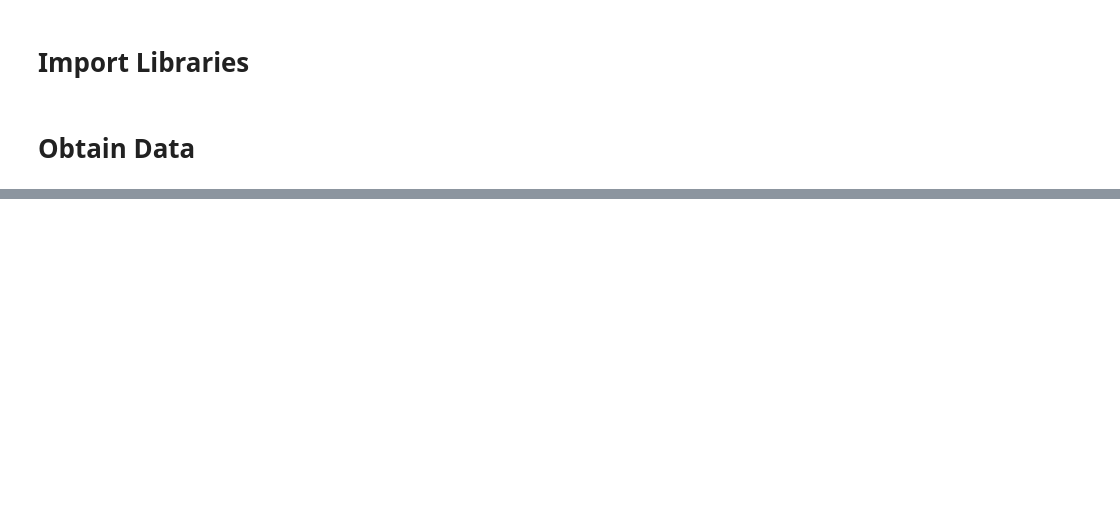
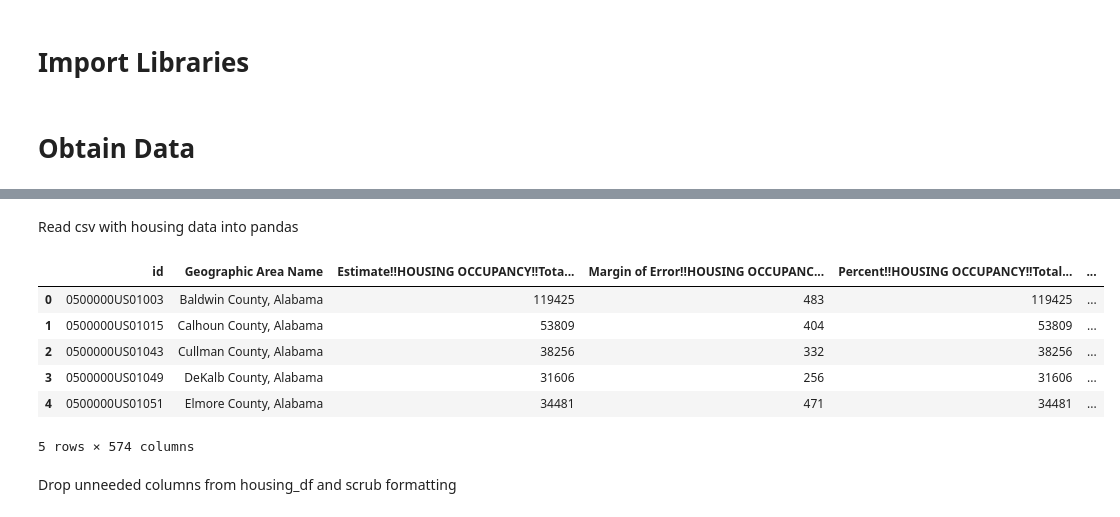
Before and after one commit to blantj/county_inmigration_regression, a Jupyter notebook: Modeling.ipynb, the cells around one changed output, grey strips where cells are left out. Saved outputs shown, nothing was run; the diff lists cells and outputs as text; code cells hidden in the pictures; blank space fills up the shorter version.

```diff
--- a/Modeling.ipynb
+++ b/Modeling.ipynb
@@ -21,0 +73,15 @@ census_data.csv
+# %% [markdown]
+Read csv with housing data into pandas
+# %%
+housing_df = pd.read_csv('Data/housing_data/housing_data.csv', header=1)
+housing_df.head()
+# %% [output]
+|  | id | Geographic Area Name | Estimate!!HOUSING OCCUPANCY!!Tota... | Margin of Error!!HOUSING OCCUPANC... | Percent!!HOUSING OCCUPANCY!!Total... | ... |
+| 0 | 0500000US01003 | Baldwin County, Alabama | 119425 | 483 | 119425 | ... |
+| 1 | 0500000US01015 | Calhoun County, Alabama | 53809 | 404 | 53809 | ... |
+| 2 | 0500000US01043 | Cullman County, Alabama | 38256 | 332 | 38256 | ... |
+| 3 | 0500000US01049 | DeKalb County, Alabama | 31606 | 256 | 31606 | ... |
+| 4 | 0500000US01051 | Elmore County, Alabama | 34481 | 471 | 34481 | ... |
+5 rows × 574 columns
+# %% [markdown]
+Drop unneeded columns from housing_df and scrub formatting
```
Also changed, not shown: parts of 27 cells of this notebook, 3 other files.
